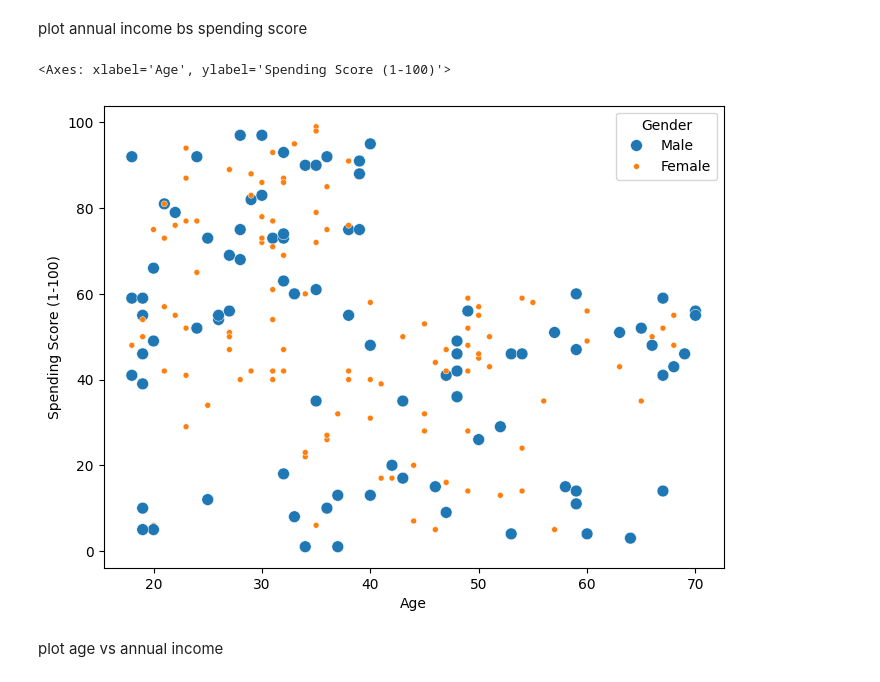
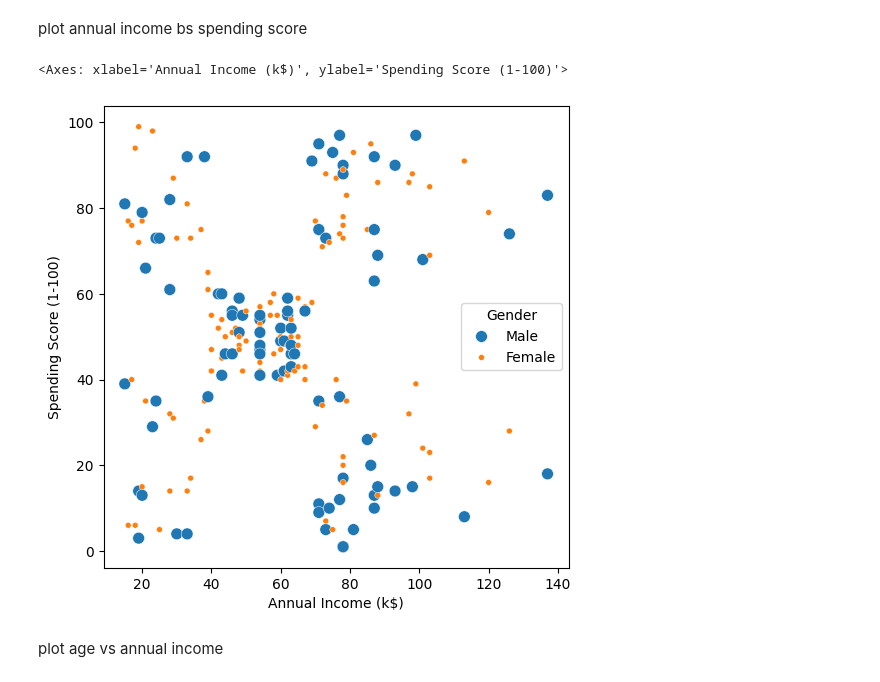
Before and after one commit to ar-sapkota/AMNIL-Internship, a Jupyter notebook: kmeans_dbscan.ipynb, the cells around one changed output. Saved outputs shown, nothing was run; the diff lists cells and outputs as text; code cells hidden in the pictures.

```diff
--- a/kmeans_dbscan.ipynb
+++ b/kmeans_dbscan.ipynb
@@ -4,7 +4,7 @@ import numpy as np
 import matplotlib.pyplot as plt
 import seaborn as sns
 # %%
-df = pd.read_csv('Mall_Customers.csv')
+df = pd.read_csv('D:\AMNIL-Internship\Mall_Customers.csv')
 # %%
 df.head(5)
 # %% [output]
@@ -87,11 +87,11 @@ sns.scatterplot(x='Age', y='Spending Score (1-100)', data=df, hue='Gender', size
 # %% [markdown]
 plot annual income bs spending score
 # %%
-plt.figure(figsize=(8,6))
-sns.scatterplot(x='Age', y='Spending Score (1-100)', data=df, hue='Gender', size='Gender')
+plt.figure(figsize=(6,6))
+sns.scatterplot(x='Annual Income (k$)', y='Spending Score (1-100)', data=df, hue='Gender', size='Gender')
 # %% [output]
-<Axes: xlabel='Age', ylabel='Spending Score (1-100)'>
+<Axes: xlabel='Annual Income (k$)', ylabel='Spending Score (1-100)'>
-[figure, old version]
+[figure, new version]
 # %% [markdown]
 plot age vs annual income
 # %%
```
Also changed, not shown: parts of 9 cells of this notebook.
